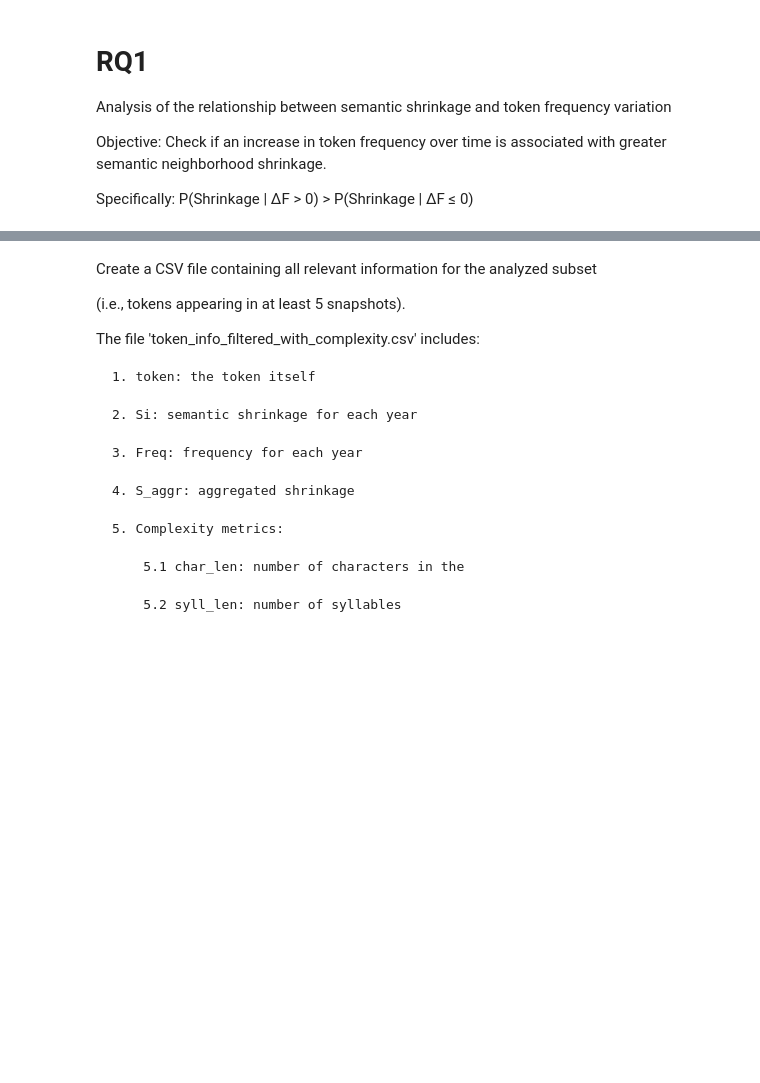
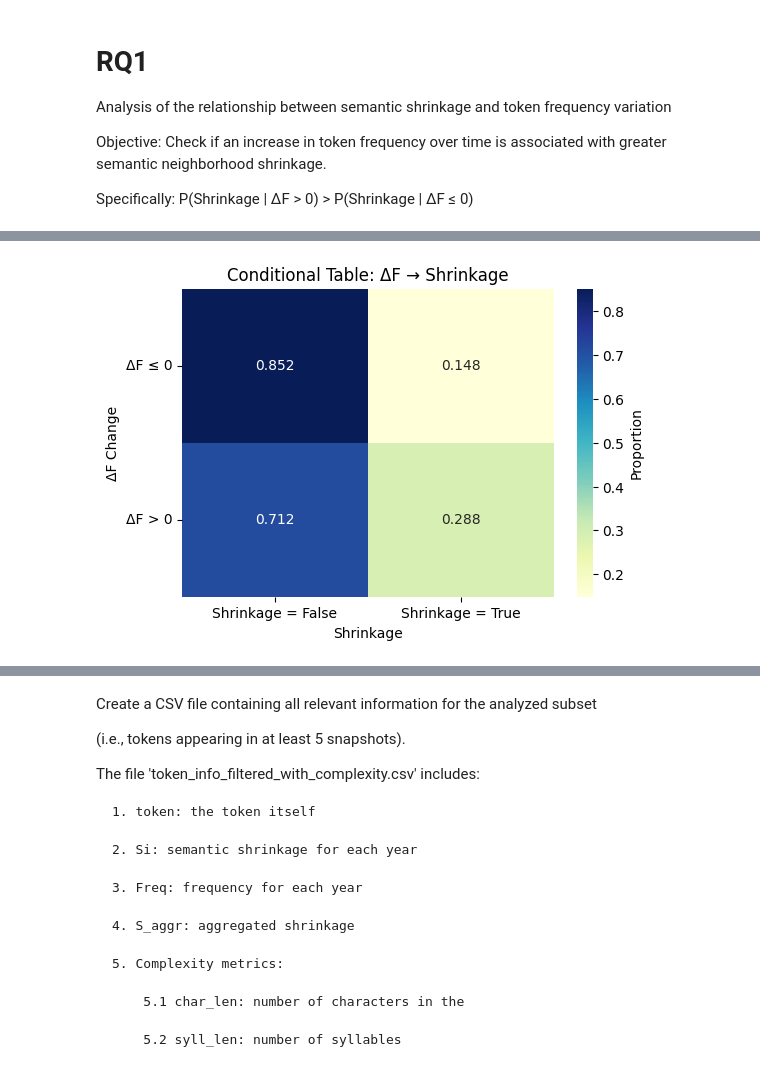
Before and after one commit to ChefBB/acn_project, a Jupyter notebook: dynet/RQ1.ipynb, the cells around one changed output, grey strips where cells are left out. Saved outputs shown, nothing was run; the diff lists cells and outputs as text; code cells hidden in the pictures; blank space fills up the shorter version.

```diff
--- a/dynet/RQ1.ipynb
+++ b/dynet/RQ1.ipynb
@@ -417 +417,25 @@ Chi2: 10346.839288308642
 p-value: 0.0
+# %%
+import matplotlib.pyplot as plt
+import seaborn as sns
+
+# Copia dei dati con label leggibili
+ct_plot = ct.copy()
+ct_plot.index = ["ΔF ≤ 0", "ΔF > 0"]
+ct_plot.columns = ["Shrinkage = False", "Shrinkage = True"]
+
+plt.figure(figsize=(6,4))
+sns.heatmap(
+    ct_plot,
+    annot=True,
+    fmt=".3f",
+    cmap="YlGnBu",
+    cbar_kws={"label": "Proportion"}
+)
+plt.title("Conditional Table: ΔF → Shrinkage")
+plt.xlabel("Shrinkage")
+plt.ylabel("ΔF Change")
+plt.yticks(rotation=0)
+plt.show()
+# %% [output]
+[figure, added]
```
Also changed, not shown: parts of 24 cells of this notebook, 18 other files.
